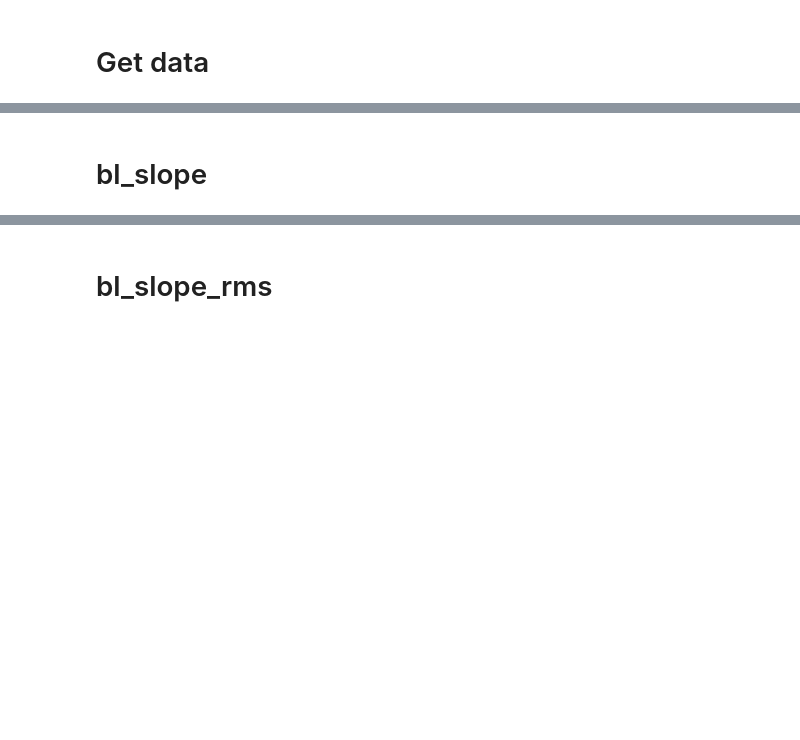
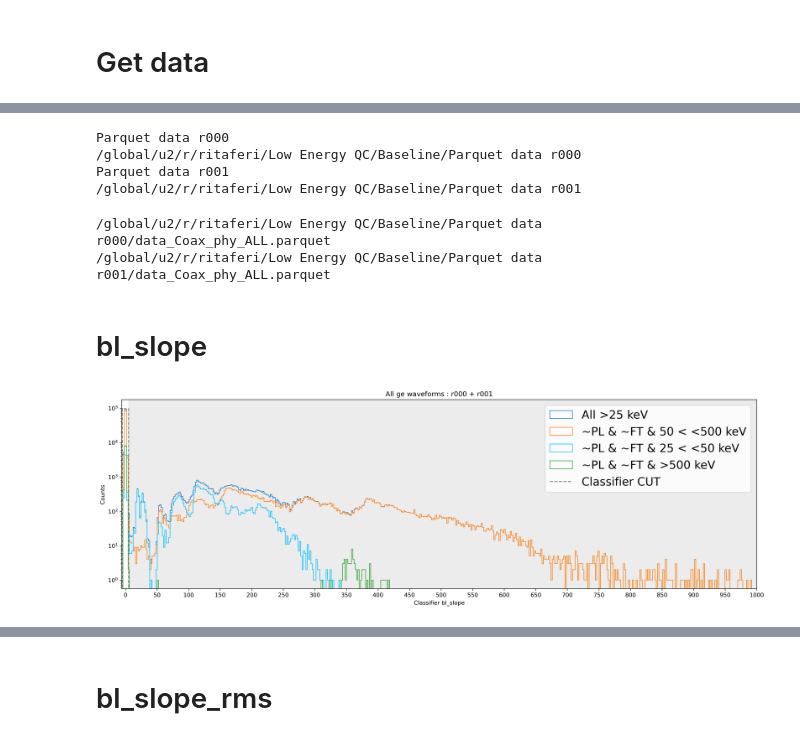
Before and after one commit to RitaF00/Low_Energy_QC, a Jupyter notebook: Baseline/r000-r001.ipynb, the cells around one changed output, grey strips where cells are left out. Saved outputs shown, nothing was run; the diff lists cells and outputs as text; code cells hidden in the pictures; blank space fills up the shorter version.

```diff
--- a/Baseline/r000-r001.ipynb
+++ b/Baseline/r000-r001.ipynb
@@ -108,3 +165,11 @@ def energy_spectrum_cut_plot(data, classifier_par):
     plt.yscale('log')
 # %% [markdown]
 # Get data
+# %%
+from pathlib import Path
+
+folders = ["Parquet data r000", "Parquet data r001"]
+
+for folder in folders:
+    for f in Path(folder).glob("*.parquet"):
+        print(f, f.stat().st_mtime)
@@ -111,3 +185,21 @@ def energy_spectrum_cut_plot(data, classifier_par):
+# %%
+from pathlib import Path
+
+for folder in folders:
+    print(folder)
+    print(Path(folder).resolve())
+# %% [output]
+Parquet data r000
+/global/u2/r/ritaferi/Low Energy QC/Baseline/Parquet data r000
+Parquet data r001
+/global/u2/r/ritaferi/Low Energy QC/Baseline/Parquet data r001
+# %%
+for folder in folders:
+    file = Path(folder) / "data_Coax_phy_ALL.parquet"
+    print(file.resolve())
+# %% [output]
+/global/u2/r/ritaferi/Low Energy QC/Baseline/Parquet data r000/data_Coax_phy_ALL.parquet
+/global/u2/r/ritaferi/Low Energy QC/Baseline/Parquet data r001/data_Coax_phy_ALL.parquet
 # %%
 from pathlib import Path
 import pandas as pd
@@ -135,3 +227,7 @@ params = ["bl_slope",
          "tail_rms"]
 # %% [markdown]
 # bl_slope
+# %%
+single_plot(df_all,params[0] , title = "All ge waveforms", cmax = 1000)
+# %% [output]
+[figure, added]
```
Also changed, not shown: parts of 10 cells of this notebook, 1 other file.
